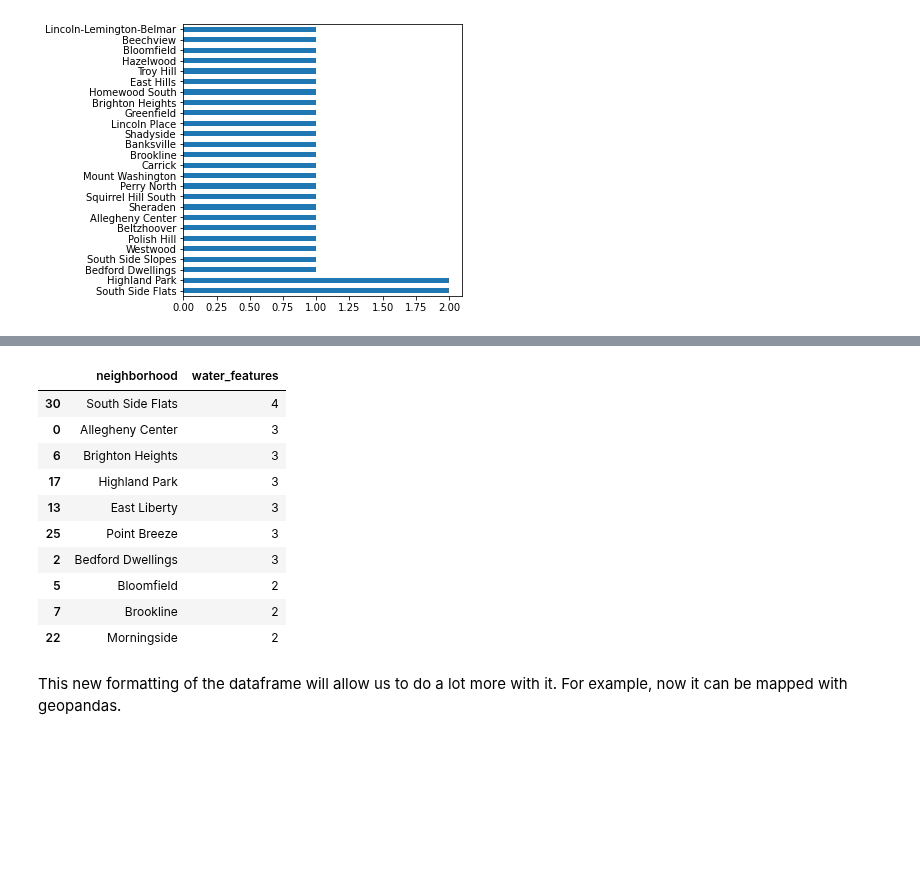
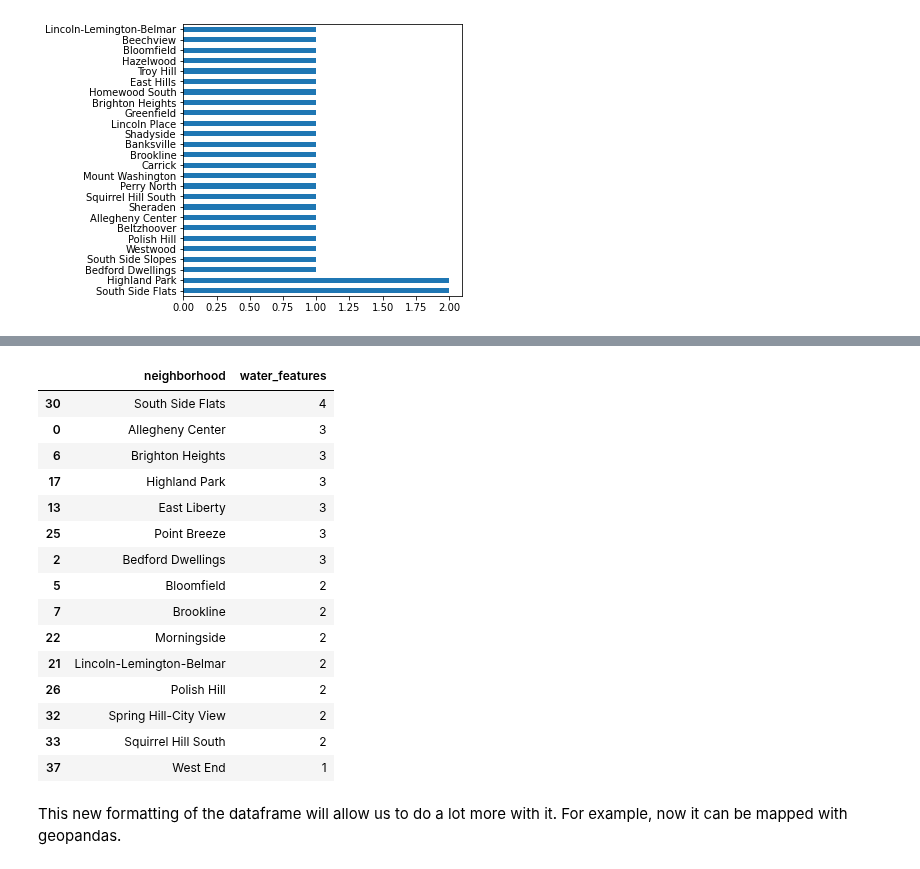
Before and after one commit to pjp401/CMPINF0010-Final-Project, a Jupyter notebook: FinalProject.ipynb, the cells around one changed output, grey strips where cells are left out. Cells and saved outputs as stored; diff of their text form; code cells hidden in the pictures; blank space fills up the shorter version.

```diff
--- a/FinalProject.ipynb
+++ b/FinalProject.ipynb
@@ -105,19 +113,24 @@ water = water.reset_index()
 # %%
 water = water.rename(columns = {"index" : "neighborhood"})
 water = water.sort_values(by = "water_features", ascending = False)
-water.head(10)
+water.head(15)
 # %% [output]
 |  | neighborhood | water_features |
 | 30 | South Side Flats | 4 |
 | 0 | Allegheny Center | 3 |
 | 6 | Brighton Heights | 3 |
 | 17 | Highland Park | 3 |
 | 13 | East Liberty | 3 |
 | 25 | Point Breeze | 3 |
 | 2 | Bedford Dwellings | 3 |
 | 5 | Bloomfield | 2 |
 | 7 | Brookline | 2 |
 | 22 | Morningside | 2 |
+| 21 | Lincoln-Lemington-Belmar | 2 |
+| 26 | Polish Hill | 2 |
+| 32 | Spring Hill-City View | 2 |
+| 33 | Squirrel Hill South | 2 |
+| 37 | West End | 1 |
 # %% [markdown]
 This new formatting of the dataframe will allow us to do a lot more with it. For example, now it can be
 mapped with geopandas.
```
Also changed, not shown: parts of 17 cells of this notebook.
